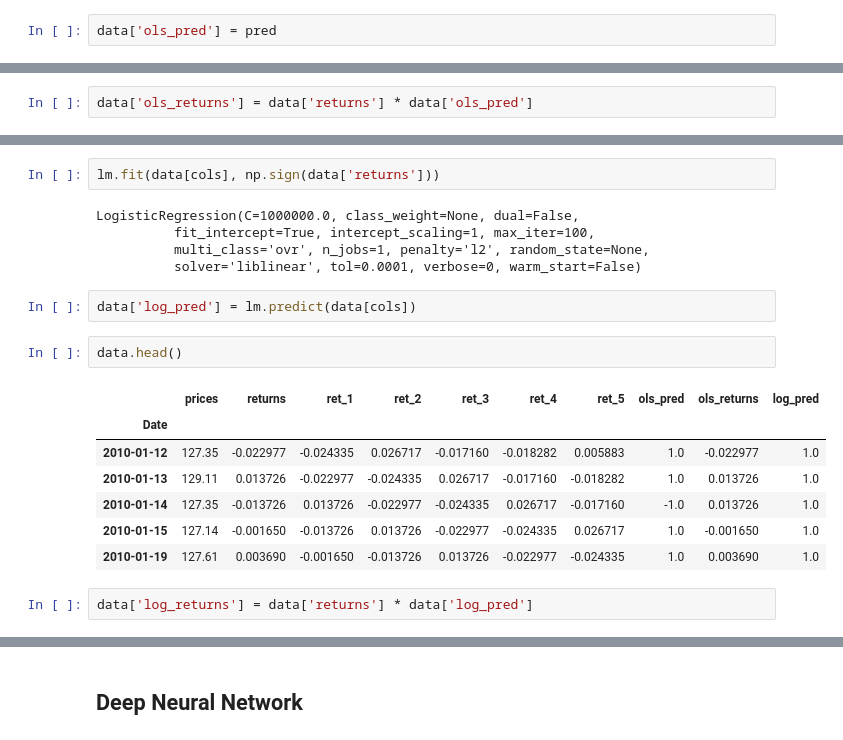
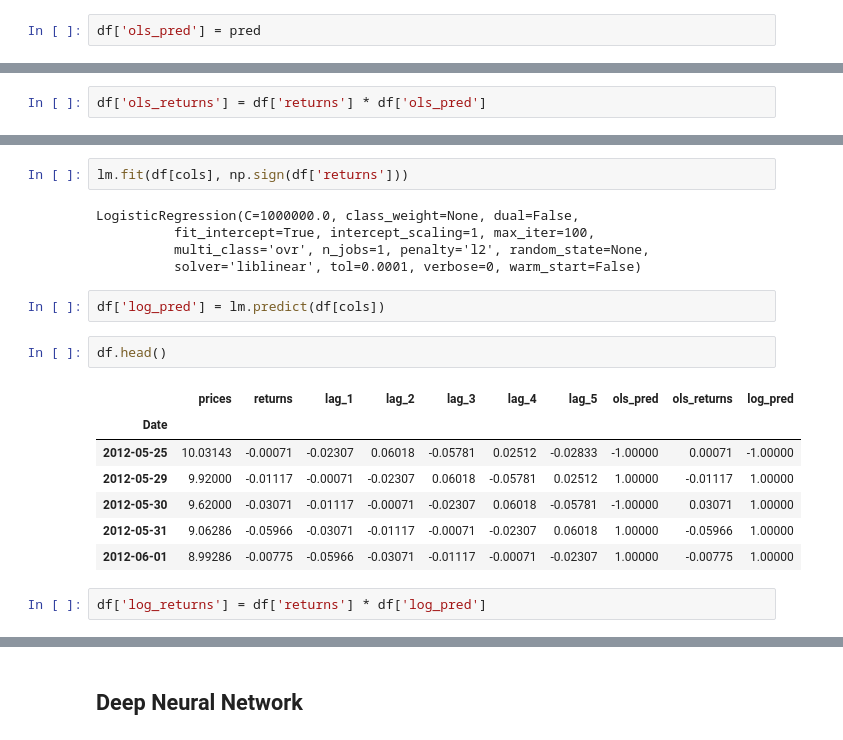
Before and after one commit to dacatay/time-series-analysis, a Jupyter notebook: 07_Stock_Market_Prediction.ipynb, the cells around one changed output, grey strips where cells are left out. Saved outputs shown, nothing was run; the diff lists cells and outputs as text.

```diff
--- a/07_Stock_Market_Prediction.ipynb
+++ b/07_Stock_Market_Prediction.ipynb
@@ -200,3 +221,3 @@ array([-1.,  1., -1., ...,  1.,  1.,  1.])
 # %%
-data['ols_pred'] = pred
+df['ols_pred'] = pred
 # %%
@@ -215,3 +236,3 @@ c.value_counts()[1] / (c.value_counts().sum())
 # %%
-data['ols_returns'] = data['returns'] * data['ols_pred']
+df['ols_returns'] = df['returns'] * df['ols_pred']
 # %%
@@ -225,24 +247,24 @@ from sklearn import linear_model
 # %%
 lm = linear_model.LogisticRegression(C = 1e6)
 # %%
-lm.fit(data[cols], np.sign(data['returns']))
+lm.fit(df[cols], np.sign(df['returns']))
 # %% [output]
 LogisticRegression(C=1000000.0, class_weight=None, dual=False,
           fit_intercept=True, intercept_scaling=1, max_iter=100,
           multi_class='ovr', n_jobs=1, penalty='l2', random_state=None,
           solver='liblinear', tol=0.0001, verbose=0, warm_start=False)
 # %%
-data['log_pred'] = lm.predict(data[cols])
+df['log_pred'] = lm.predict(df[cols])
 # %%
-data.head()
+df.head()
 # %% [output]
-|  | prices | returns | ret_1 | ret_2 | ret_3 | ret_4 | ret_5 | ols_pred | ols_returns | log_pred |
+|  | prices | returns | lag_1 | lag_2 | lag_3 | lag_4 | lag_5 | ols_pred | ols_returns | log_pred |
 | Date |  |  |  |  |  |  |  |  |  |  |
-| 2010-01-12 | 127.35 | -0.022977 | -0.024335 | 0.026717 | -0.017160 | -0.018282 | 0.005883 | 1.0 | -0.022977 | 1.0 |
-| 2010-01-13 | 129.11 | 0.013726 | -0.022977 | -0.024335 | 0.026717 | -0.017160 | -0.018282 | 1.0 | 0.013726 | 1.0 |
-| 2010-01-14 | 127.35 | -0.013726 | 0.013726 | -0.022977 | -0.024335 | 0.026717 | -0.017160 | -1.0 | 0.013726 | 1.0 |
-| 2010-01-15 | 127.14 | -0.001650 | -0.013726 | 0.013726 | -0.022977 | -0.024335 | 0.026717 | 1.0 | -0.001650 | 1.0 |
-| 2010-01-19 | 127.61 | 0.003690 | -0.001650 | -0.013726 | 0.013726 | -0.022977 | -0.024335 | 1.0 | 0.003690 | 1.0 |
+| 2012-05-25 | 10.03143 | -0.00071 | -0.02307 | 0.06018 | -0.05781 | 0.02512 | -0.02833 | -1.00000 | 0.00071 | -1.00000 |
+| 2012-05-29 | 9.92000 | -0.01117 | -0.00071 | -0.02307 | 0.06018 | -0.05781 | 0.02512 | 1.00000 | -0.01117 | 1.00000 |
+| 2012-05-30 | 9.62000 | -0.03071 | -0.01117 | -0.00071 | -0.02307 | 0.06018 | -0.05781 | -1.00000 | 0.03071 | 1.00000 |
+| 2012-05-31 | 9.06286 | -0.05966 | -0.03071 | -0.01117 | -0.00071 | -0.02307 | 0.06018 | 1.00000 | -0.05966 | 1.00000 |
+| 2012-06-01 | 8.99286 | -0.00775 | -0.05966 | -0.03071 | -0.01117 | -0.00071 | -0.02307 | 1.00000 | -0.00775 | 1.00000 |
 # %%
-data['log_returns'] = data['returns'] * data['log_pred']
+df['log_returns'] = df['returns'] * df['log_pred']
 # %%
```
Also changed, not shown: parts of 35 cells of this notebook, 8 other files.
